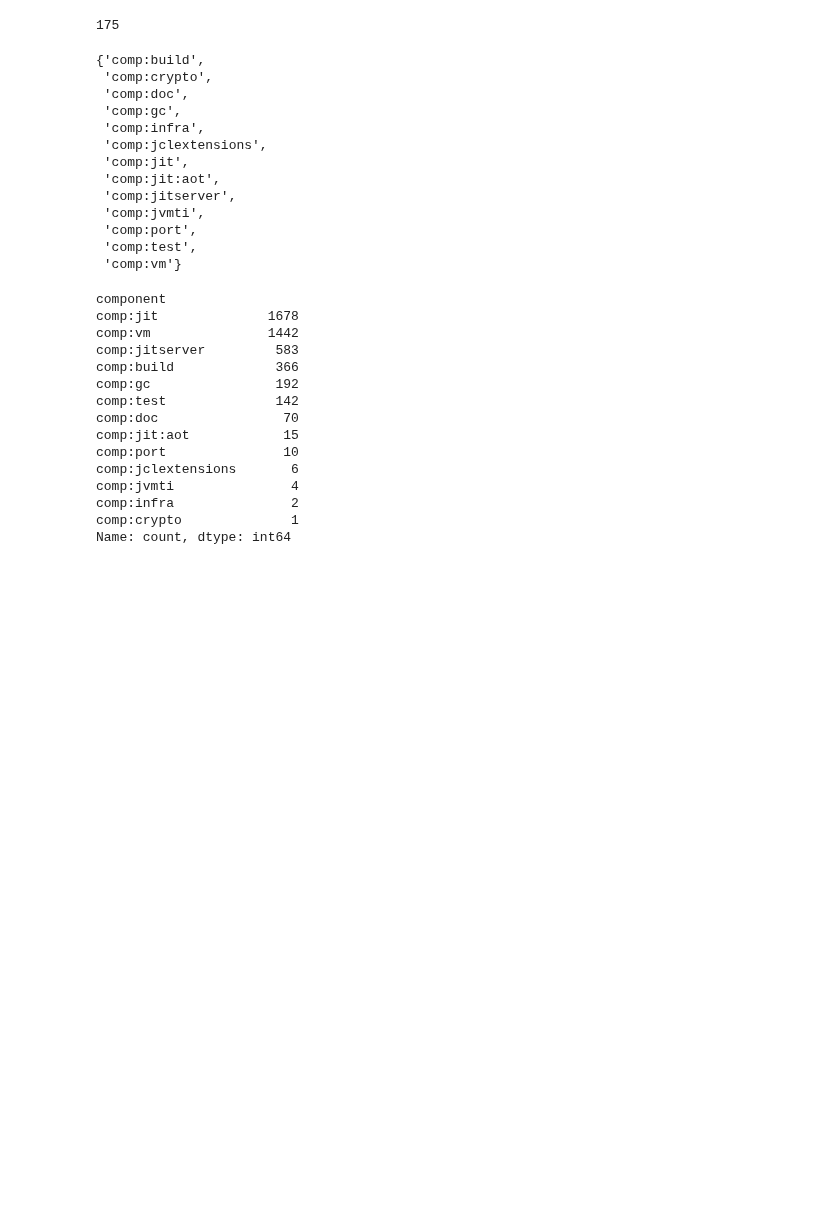
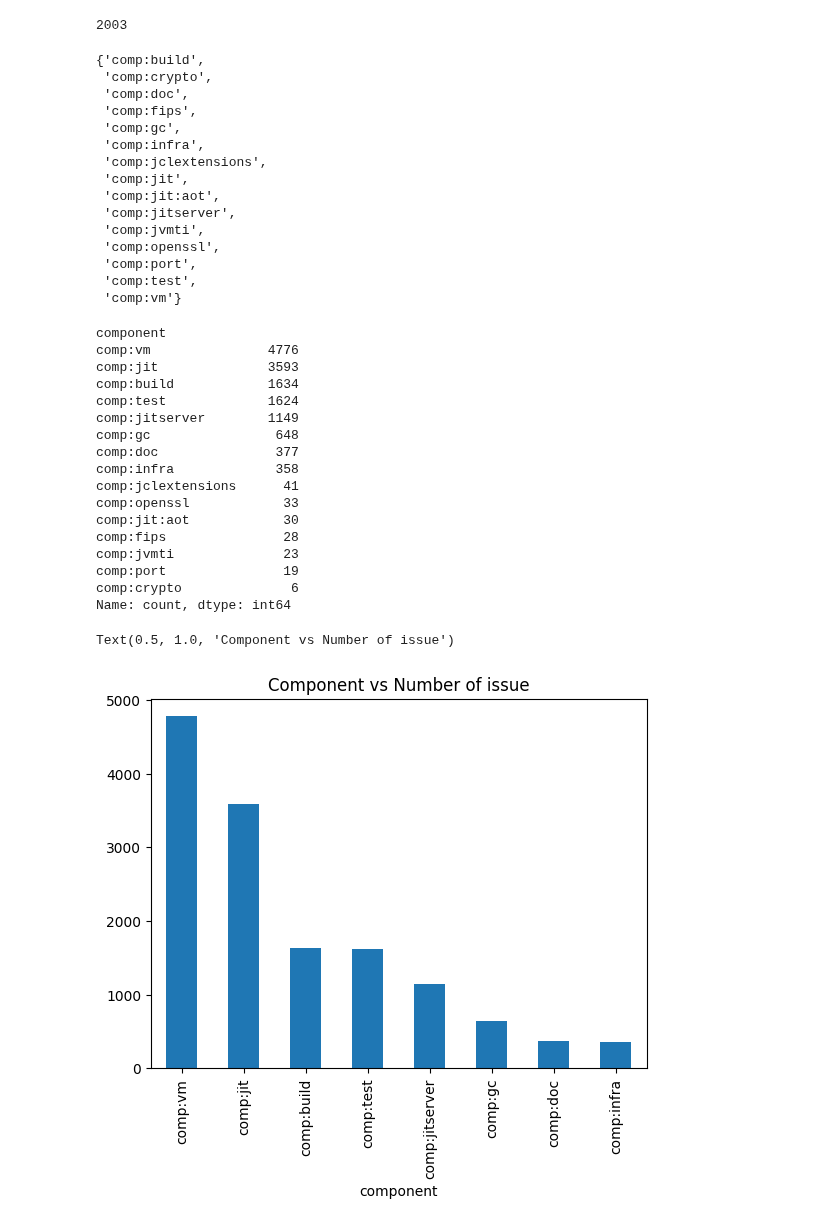
Before and after one commit to afifaniks/triagerX, a Jupyter notebook: notebook/openj9/roberta_component_prediction.ipynb, the cells around one changed output. Cells and saved outputs as stored; diff of their text form; code cells hidden in the pictures; blank space fills up the shorter version.

```diff
--- a/notebook/openj9/roberta_component_prediction.ipynb
+++ b/notebook/openj9/roberta_component_prediction.ipynb
@@ -32,9 +32,9 @@ def clean_data(df):
     return df
 
 def prepare_dataframe(df: pd.DataFrame, minimum_contribution = 100) -> pd.DataFrame:
-    developers = df["assignees"].value_counts()
-    filtered_developers = developers.index[developers >= minimum_contribution]
-    df = df[df["assignees"].isin(filtered_developers)]
+    # developers = df["assignees"].value_counts()
+    # filtered_developers = developers.index[developers >= minimum_contribution]
+    # df = df[df["assignees"].isin(filtered_developers)]
 
     df["text"] = df.apply(lambda x: str(x["issue_title"]) + "\n" + str(x["issue_body"]), axis=1)
     df = df[df["labels"].notna()]
@@ -66,7 +65,7 @@ components = set()
 # %%
 sum(df["component"].isna())
 # %% [output]
-175
+2003
 # %%
 for val in df["component"].values:
     if val is None:
@@ -82,6 +81,7 @@ components
 {'comp:build',
  'comp:crypto',
  'comp:doc',
+ 'comp:fips',
  'comp:gc',
  'comp:infra',
  'comp:jclextensions',
@@ -89,6 +89,7 @@ components
  'comp:jit:aot',
  'comp:jitserver',
  'comp:jvmti',
+ 'comp:openssl',
  'comp:port',
  'comp:test',
  'comp:vm'}
@@ -96,25 +97,32 @@ components
 df["component"].value_counts()
 # %% [output]
 component
-comp:jit              1678
-comp:vm               1442
-comp:jitserver         583
-comp:build             366
-comp:gc                192
-comp:test              142
-comp:doc                70
-comp:jit:aot            15
-comp:port               10
-comp:jclextensions       6
-comp:jvmti               4
-comp:infra               2
-comp:crypto              1
+comp:vm               4776
+comp:jit              3593
+comp:build            1634
+comp:test             1624
+comp:jitserver        1149
+comp:gc                648
+comp:doc               377
+comp:infra             358
+comp:jclextensions      41
+comp:openssl            33
+comp:jit:aot            30
+comp:fips               28
+comp:jvmti              23
+comp:port               19
+comp:crypto              6
 Name: count, dtype: int64
 # %%
 component_values = df["component"].value_counts()
 filtered_components = component_values.index[component_values >= 50]
 
 df = df[df["component"].isin(filtered_components)]
+# %%
+df["component"].value_counts().plot(kind = "bar").set_title("Component vs Number of issue")
+# %% [output]
+Text(0.5, 1.0, 'Component vs Number of issue')
+[figure, added]
 # %%
 df_train, df_val, df_test = np.split(df.sample(frac=1, random_state=22),
                                      [int(.8*len(df)), int(.9*len(df))])
```
Also changed, not shown: parts of 7 cells of this notebook, 1 other file.
